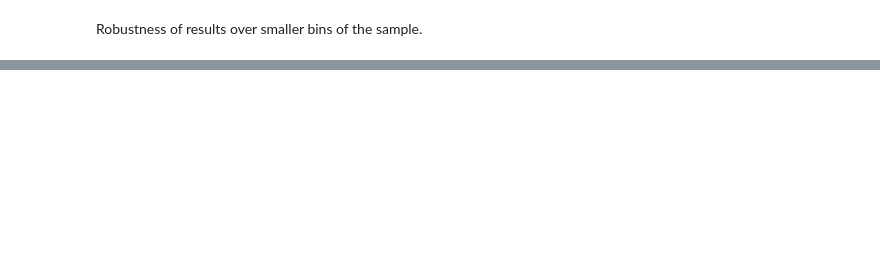
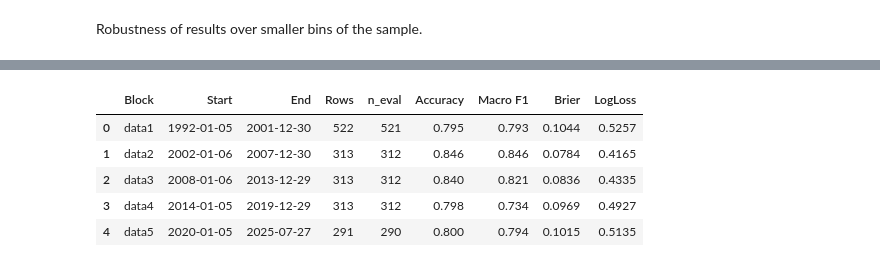
Before and after one commit to anajaz/Incorporating-HMM-for-drough-probability-into-a-LSTM-for-corn-price-prediction, a Jupyter notebook: HMM.ipynb, the cells around one changed output, grey strips where cells are left out. Saved outputs shown, nothing was run; the diff lists cells and outputs as text; code cells hidden in the pictures; blank space fills up the shorter version.

```diff
--- a/HMM.ipynb
+++ b/HMM.ipynb
@@ -114,7 +114,7 @@ Below are the specifications - o thorugh them with professor?
 # =========================
 @dataclass
 class HMMCfg:
-    K_grid: Tuple[int, ...] = (3) # could be set to (2,3,4) but 3 makes most intuitive sense to the model
+    K_grid: Tuple[int, ...] = (2,3,4) # could be set to (2,3,4) but 3 makes most intuitive sense to the model
     covariance_type: str = "tied"   # shared variance (good when data are limited)
     n_init: int = 10 #can increase but model will be slower
     max_iter: int = 300 #The Expectation–Maximization algorithm runs iteratively until convergence (change in log-likelihood < tolerance) - usually before 300 but just to be safe
@@ -1101,6 +1095,6 @@ data5: 2018-11-09 — 2025-07-27 (rows=351)
 # %%
 df_scored, m1 = add_spi3class_and_score(
-    df=data5,
+    df=data,
     spi_col="spi_6",
     horizon=1,
     prob_col_tpl="p_state{state}_h{h}"
@@ -1200,0 +1213,80 @@ ValueError: Found array with 0 sample(s) (shape=(0, 3)) while a minimum of 1 is
+# %%
+
+import pandas as pd
+import numpy as np
+from IPython.display import display
+from sklearn.metrics import f1_score
+
+# ---- thresholds (tune these as you like) ----
+ACC_GOOD    = 0.65   # higher is better
+F1_GOOD     = 0.60   # higher is better
+BRIER_BAD   = 0.25   # lower is better
+LOGLOSS_BAD = 0.70   # lower is better
+
+def color_high_good(v, thr):
+    if pd.isna(v): return ""
+    return "background-color: green; color: white;" if v >= thr else "background-color: red; color: white;"
+
+def color_low_good(v, thr):
+    if pd.isna(v): return ""
+    return "background-color: green; color: white;" if v <= thr else "background-color: red; color: white;"
+
+# --- ensure your 5 blocks exist: data1..data5 (each has 'date','spi_6', and p_state{0,1,2}_h1) ---
+blocks = [("data1", data1), ("data2", data2), ("data3", data3), ("data4", data4), ("data5", data5)]
+
+rows = []
+for name, block in blocks:
+    # Score this block at horizon h=1 using your existing helper
+    df_scored, m = add_spi3class_and_score(
+        block,
+        spi_col="spi_6",
+        horizon=1,
+        prob_col_tpl="p_state{state}_h{h}",
+        # optionally pass a train_mask here if you want mapping learned only on a subset
+    )
+
+    # Compute macro-F1 from the scored DataFrame
+    mask_eval = df_scored["spi3_tplus1"].notna()
+    y_true = df_scored.loc[mask_eval, "spi3_tplus1"].astype(int)
+    y_pred = df_scored.loc[mask_eval, "pred3_1"].astype(int)
+    macro_f1 = f1_score(y_true, y_pred, labels=[0,1,2], average="macro")
+
+    # Block meta
+    start = pd.to_datetime(block["date"]).min()
+    end   = pd.to_datetime(block["date"]).max()
+
+    rows.append({
+        "Block": name,
+        "Start": start.date(),
+        "End": end.date(),
+        "Rows": int(len(block)),
+        "n_eval": int(mask_eval.sum()),
+        "Accuracy": float(m["accuracy"]),
+        "Macro F1": float(macro_f1),
+        "Brier": float(m["brier_like"]),
+        "LogLoss": float(m["log_loss"]),
+    })
+
+summary = pd.DataFrame(rows)
+
+# ---- ABSOLUTE coloring (not comparative across blocks) ----
+styler = (
+    summary.style
+        .format({
+            "Accuracy": "{:.3f}",
+            "Macro F1": "{:.3f}",
+            "Brier": "{:.4f}",
+            "LogLoss": "{:.4f}",
+        })
+        # Higher is better:
+        .applymap(lambda v: color_high_good(v, ACC_GOOD), subset=["Accuracy"])
+        .applymap(lambda v: color_high_good(v, F1_GOOD),  subset=["Macro F1"])
+        # Lower is better:
+        .applymap(lambda v: color_low_good(v, BRIER_BAD), subset=["Brier"])
+        .applymap(lambda v: color_low_good(v, LOGLOSS_BAD), subset=["LogLoss"])
+        .set_properties(subset=["Start", "End", "Block"], **{"white-space": "nowrap"})
+        .set_caption("Block-wise classification metrics (absolute thresholds: green=good, red=bad)")
+)
+
+display(styler)
+# %% [output]
@@ -1200,0 +1294,6 @@ ValueError: Found array with 0 sample(s) (shape=(0, 3)) while a minimum of 1 is
+|  | Block | Start | End | Rows | n_eval | Accuracy | Macro F1 | Brier | LogLoss |
+| 0 | data1 | 1992-01-05 | 2001-12-30 | 522 | 521 | 0.795 | 0.793 | 0.1044 | 0.5257 |
+| 1 | data2 | 2002-01-06 | 2007-12-30 | 313 | 312 | 0.846 | 0.846 | 0.0784 | 0.4165 |
+| 2 | data3 | 2008-01-06 | 2013-12-29 | 313 | 312 | 0.840 | 0.821 | 0.0836 | 0.4335 |
+| 3 | data4 | 2014-01-05 | 2019-12-29 | 313 | 312 | 0.798 | 0.734 | 0.0969 | 0.4927 |
+| 4 | data5 | 2020-01-05 | 2025-07-27 | 291 | 290 | 0.800 | 0.794 | 0.1015 | 0.5135 |
```
Also changed, not shown: parts of 8 cells of this notebook.
